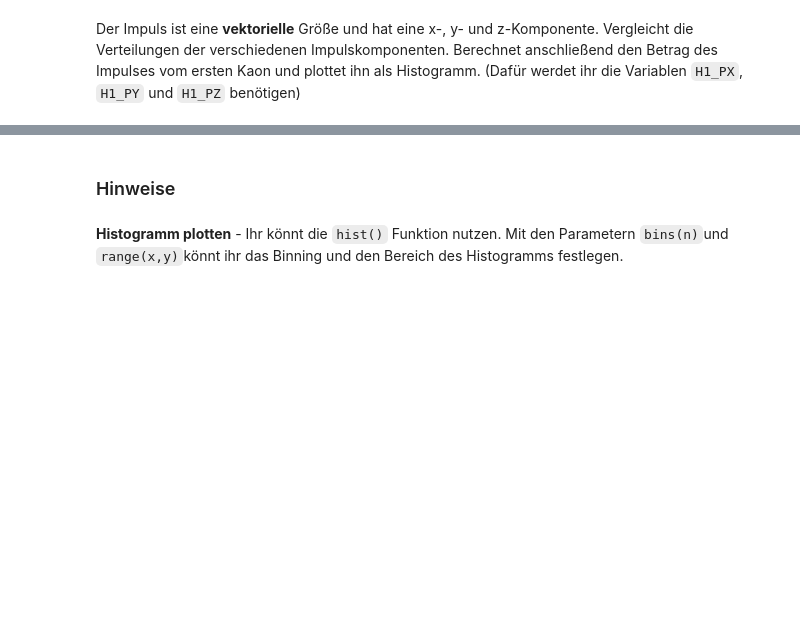
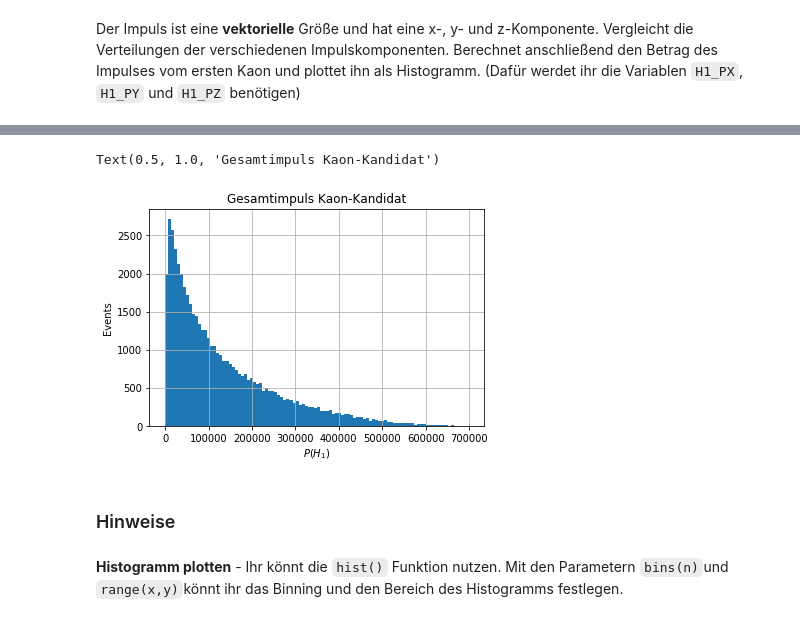
Before and after one commit to Fresoquark/FS2_Teilchenphysik, a Jupyter notebook: Lehrstuhlversuch.ipynb, the cells around one changed output, grey strips where cells are left out. Cells and saved outputs as stored; diff of their text form; code cells hidden in the pictures; blank space fills up the shorter version.

```diff
--- a/Lehrstuhlversuch.ipynb
+++ b/Lehrstuhlversuch.ipynb
@@ -115,3 +137,13 @@ Berechnet anschließend den Betrag des Impulses vom ersten Kaon und plottet ihn
+# %%
+# calculate a variable for the magnitude of the momentum of the first kaon
+sim_data["H1_P"] = np.sqrt(sim_data.H1_PX**2 + sim_data.H1_PY**2 + sim_data.H1_PZ**2)
+hist4 = sim_data["H1_P"].hist(bins=100, range=(-1000,700000))
+hist4.set_xlabel(r"$P(H_1)$")
+hist4.set_ylabel("Events")
+hist4.set_title("Gesamtimpuls Kaon-Kandidat")
+# %% [output]
+Text(0.5, 1.0, 'Gesamtimpuls Kaon-Kandidat')
+[figure, added]
 # %% [markdown]
 ### Hinweise
 # %% [markdown]
```
Also changed, not shown: parts of 58 cells of this notebook, 1 other file.
